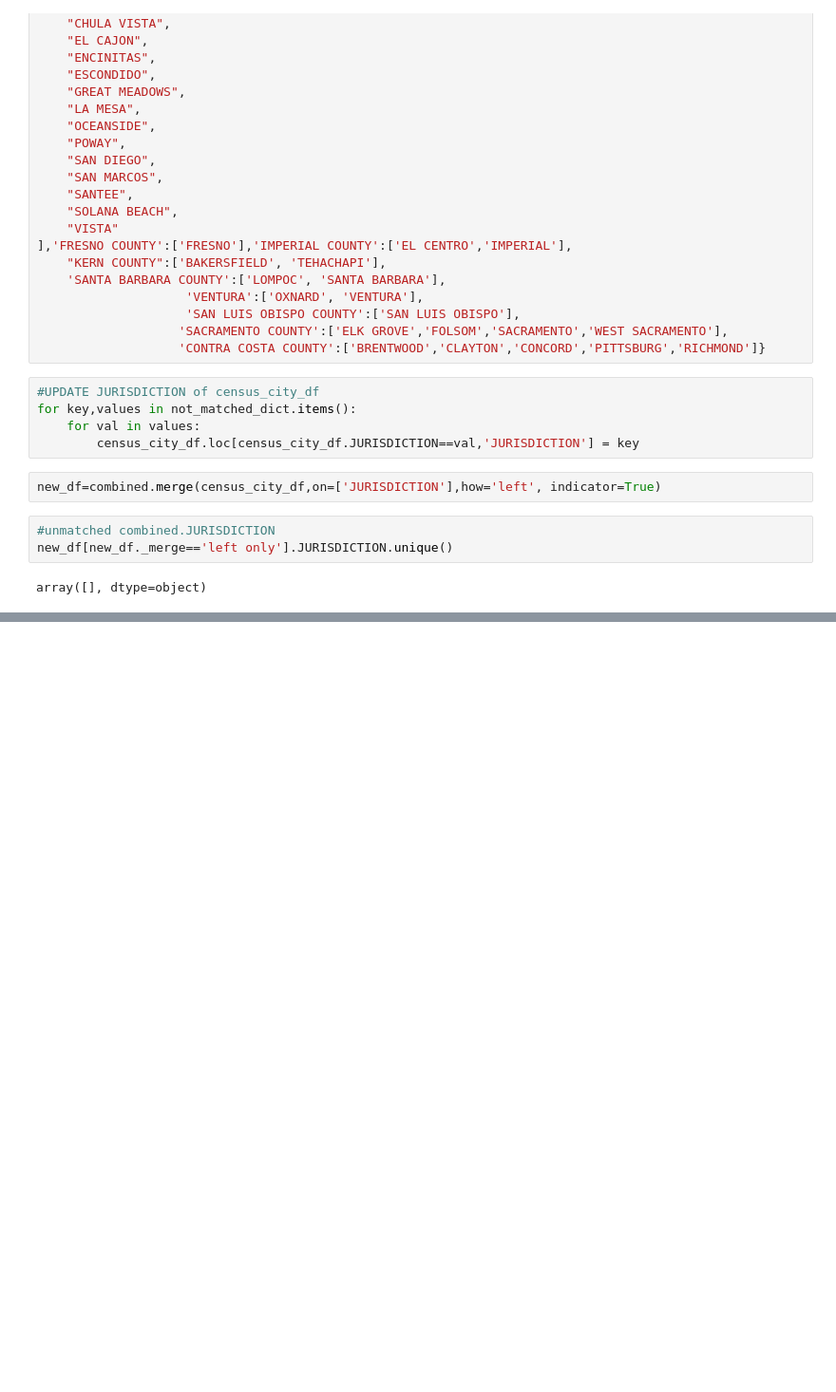
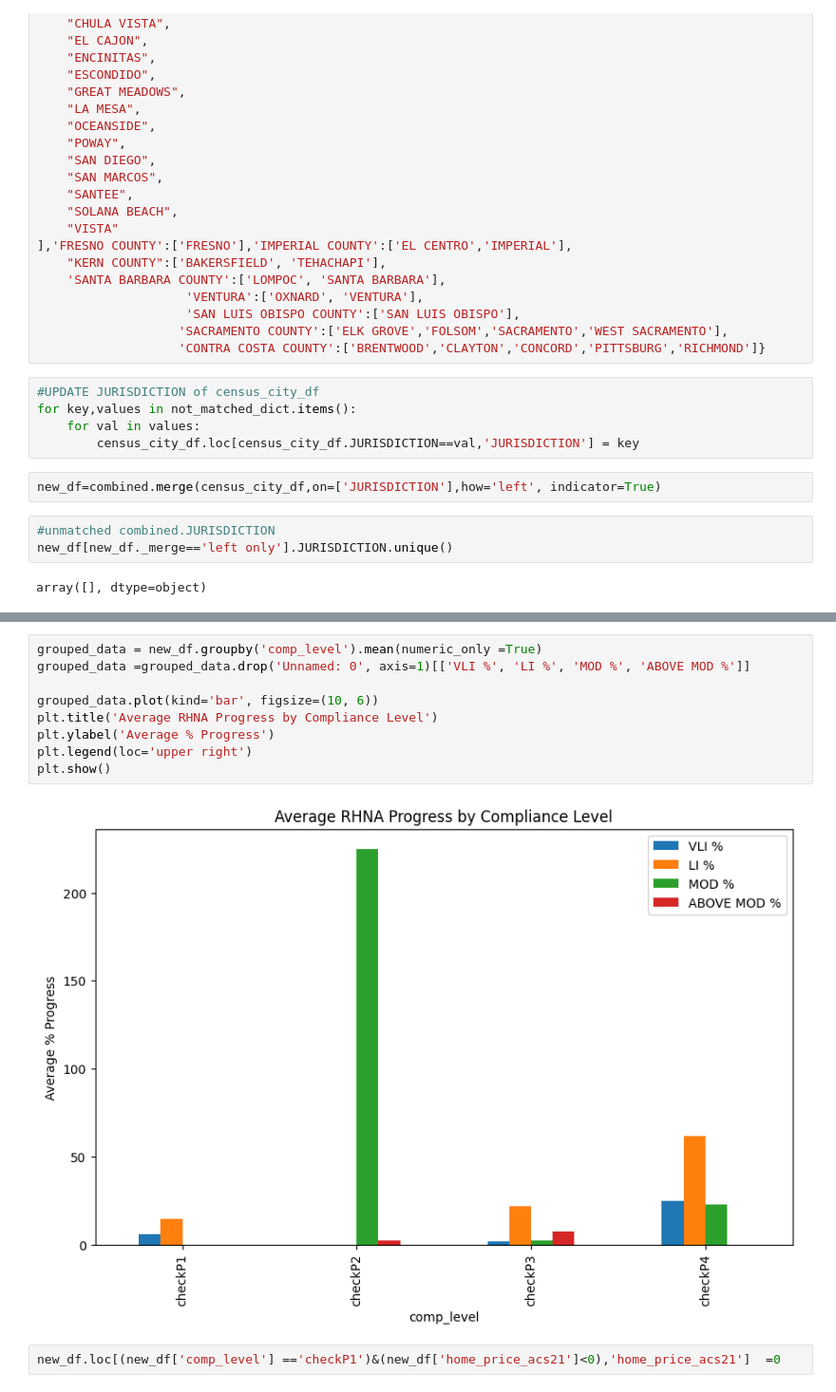
Before and after one commit to anphipolito/HousingElementReviewLettersScraper, a Jupyter notebook: DataAnalysis.ipynb, the cells around one changed output, grey strips where cells are left out. Shown at 95% size. Drawn from its saved outputs; the diff is of its cells as text; blank space fills up the shorter version.

```diff
--- a/DataAnalysis.ipynb
+++ b/DataAnalysis.ipynb
@@ -410,0 +463,13 @@ array([], dtype=object)
+# %%
+grouped_data = new_df.groupby('comp_level').mean(numeric_only =True)
+grouped_data =grouped_data.drop('Unnamed: 0', axis=1)[['VLI %', 'LI %', 'MOD %', 'ABOVE MOD %']]
+
+grouped_data.plot(kind='bar', figsize=(10, 6))
+plt.title('Average RHNA Progress by Compliance Level')
+plt.ylabel('Average % Progress')
+plt.legend(loc='upper right')
+plt.show()
+# %% [output]
+[figure, added]
+# %%
+new_df.loc[(new_df['comp_level'] =='checkP1')&(new_df['home_price_acs21']<0),'home_price_acs21']  =0
```
Also changed, not shown: parts of 13 cells of this notebook.
